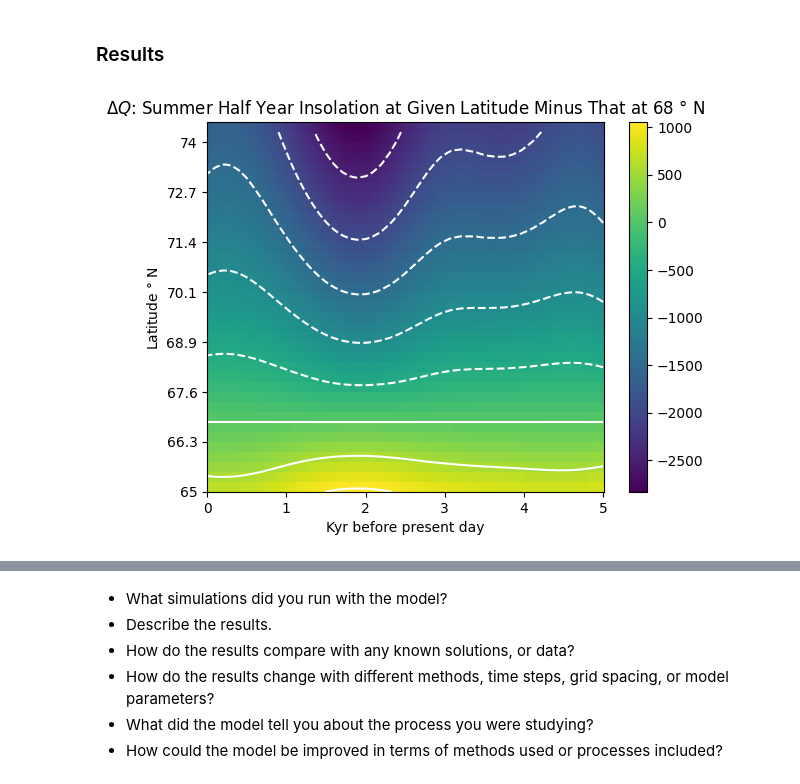
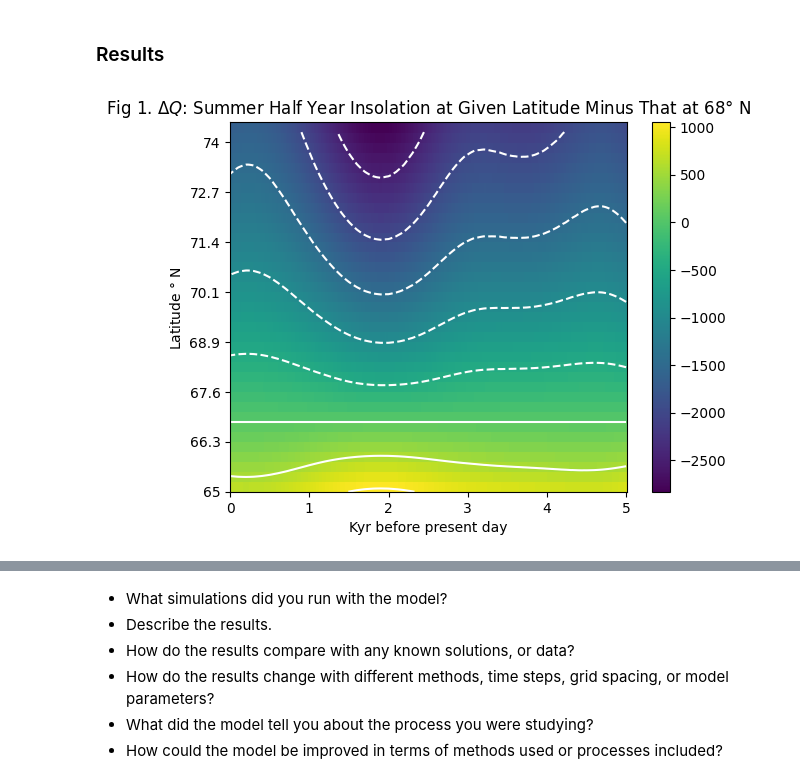
Before and after one commit to amitaanand9/eas-4610-final-project, a Jupyter notebook: FinalProjectNotebook_AmitaMiriam.ipynb, the cells around one changed output, grey strips where cells are left out. Cells and saved outputs as stored; diff of their text form; code cells hidden in the pictures.

```diff
--- a/FinalProjectNotebook_AmitaMiriam.ipynb
+++ b/FinalProjectNotebook_AmitaMiriam.ipynb
@@ -318,18 +318,18 @@ diffs, sols = SolvePDE(True)
 # %%
 # Plotting Delta Q
 plt.figure()
 ax = plt.axes()
 plt.pcolor(delta_Q)
 plt.colorbar()
 plt.contour(delta_Q, colors = 'white')
 ax.set_xticks([0, 100, 200, 300, 400, 500], ["0", "1", "2", "3", "4", "5"])
 ax.set_yticks([0, 5, 10, 15, 20, 25, 30, 35],[ "65", "66.3", "67.6",  "68.9", "70.1", "71.4", "72.7", "74" ])
 plt.xlabel("Kyr before present day")
 plt.ylabel("Latitude $\degree $ N ")
-plt.title("$\Delta Q$: Summer Half Year Insolation at Given Latitude Minus That at 68 $\degree$ N" )
+plt.title("Fig 1. $\Delta Q$: Summer Half Year Insolation at Given Latitude Minus That at 68$\degree$ N" )
 plt.show()
 # %% [output]
-[figure, old version]
+[figure, new version]
 # %%
 plt.figure(figsize=(9, 5))
 ax = plt.axes()
```
Also changed, not shown: parts of 2 cells of this notebook.
